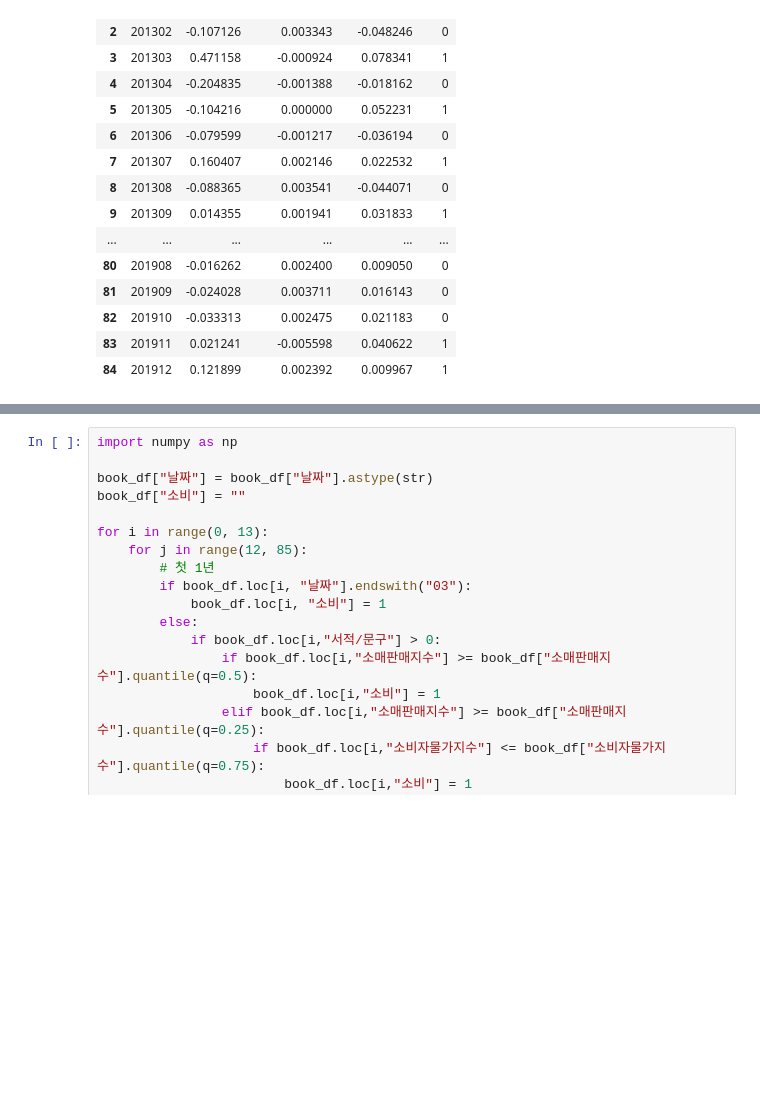
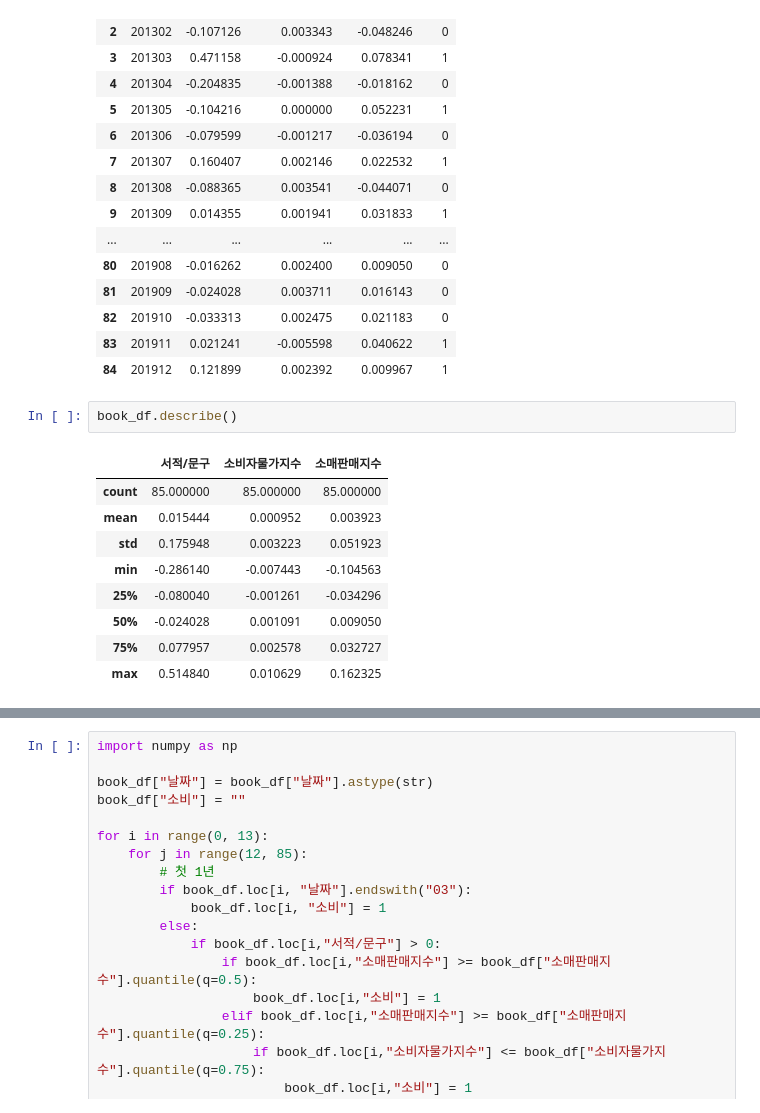
Before and after one commit to jkim0313/project1_dajopay, a Jupyter notebook: classification.ipynb, the cells around one changed output, grey strips where cells are left out. Saved outputs shown, nothing was run; the diff lists cells and outputs as text; blank space fills up the shorter version.

```diff
--- a/classification.ipynb
+++ b/classification.ipynb
@@ -265,4 +265,16 @@ See the caveats in the documentation: https://pandas.pydata.org/pandas-docs/stab
 | 82 | 201910 | -0.033313 | 0.002475 | 0.021183 | 0 |
 | 83 | 201911 | 0.021241 | -0.005598 | 0.040622 | 1 |
 | 84 | 201912 | 0.121899 | 0.002392 | 0.009967 | 1 |
+# %%
+book_df.describe()
+# %% [output]
+|  | 서적/문구 | 소비자물가지수 | 소매판매지수 |
+| count | 85.000000 | 85.000000 | 85.000000 |
+| mean | 0.015444 | 0.000952 | 0.003923 |
+| std | 0.175948 | 0.003223 | 0.051923 |
+| min | -0.286140 | -0.007443 | -0.104563 |
+| 25% | -0.080040 | -0.001261 | -0.034296 |
+| 50% | -0.024028 | 0.001091 | 0.009050 |
+| 75% | 0.077957 | 0.002578 | 0.032727 |
+| max | 0.514840 | 0.010629 | 0.162325 |
 # %%
```
Also changed, not shown: parts of 14 cells of this notebook.
